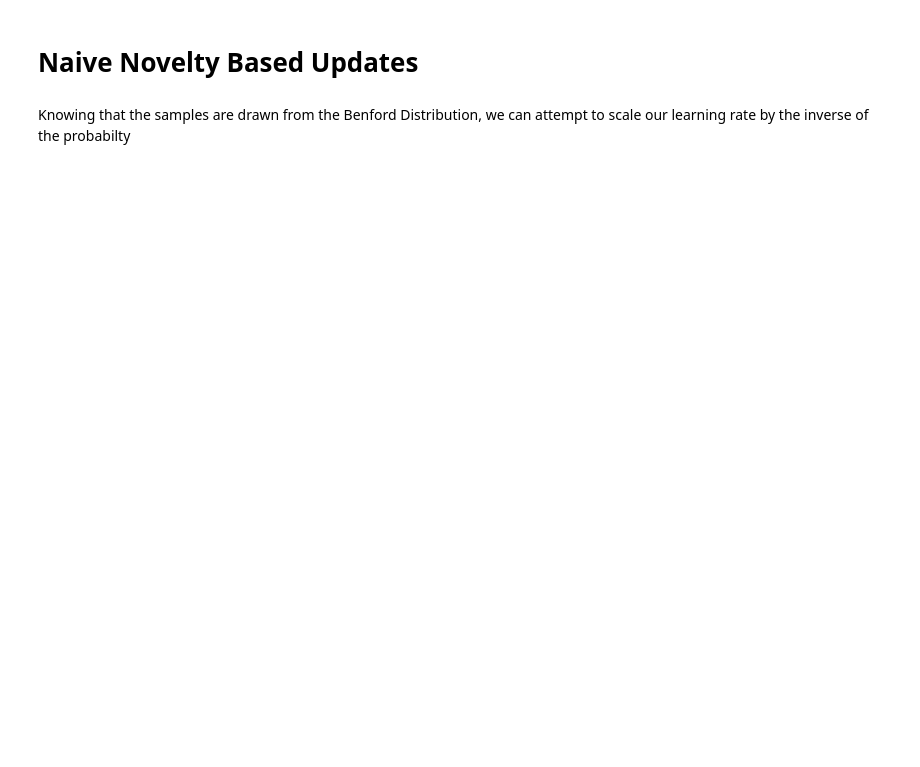
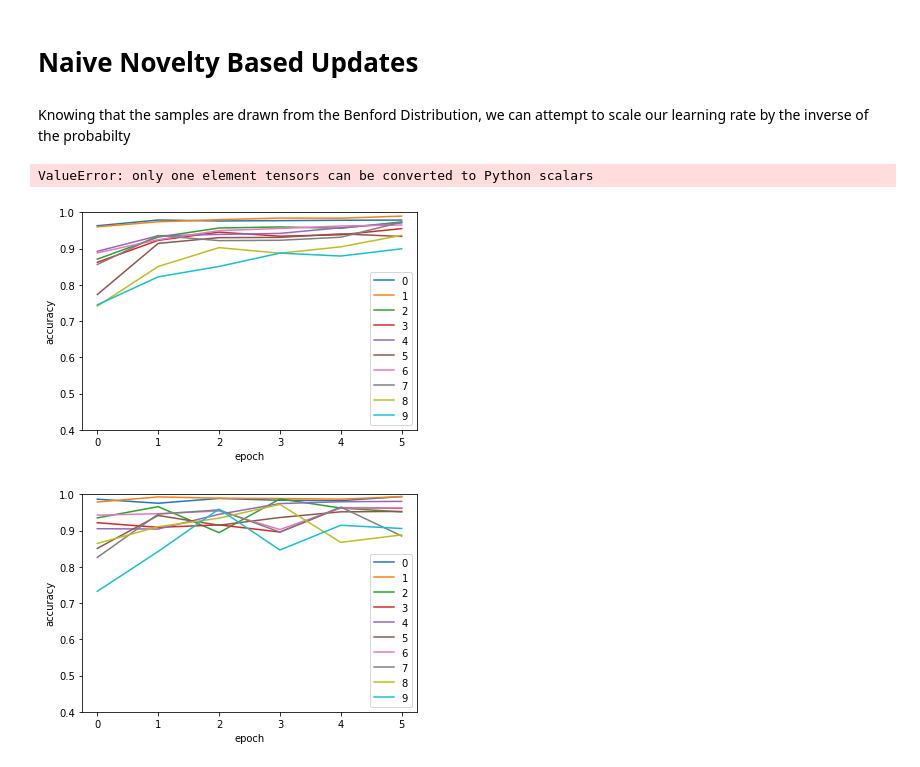
Before and after one commit to akshay-jaggi/novelty, a Jupyter notebook: notebooks/02_novelty_sensitive_models.ipynb, the cells around one changed output. Cells and saved outputs as stored; diff of their text form; code cells hidden in the pictures; blank space fills up the shorter version.

Commit message:
Working on unbalanced

```diff
--- a/notebooks/02_novelty_sensitive_models.ipynb
+++ b/notebooks/02_novelty_sensitive_models.ipynb
@@ -61,16 +60,39 @@ optimizer = optim.SGD(model.parameters(), lr = 0.01)
 # %%
-train_losses = []
-train_accs = []
-train_kept = []
-test_losses = []
-test_accs = []
+model = MLP().to(device)
+optimizer = optim.SGD(model.parameters(), lr = 0.01)
+kept_all = torch.zeros(10)
+train_accs_normal = []
+test_accs_normal = []
+
+uniform_dist = lambda x: 0.1
+# instrumental_dist = lambda x: 0.1
+max_scaler = 0.1
+
 for epoch in tqdm(range(1, epochs + 1)):
+    # train_loss, train_acc, kept = train_streaming_unbalanced(model, device, train_loader, optimizer, epoch,
+    #                                                    benford_dist, instrumental_dist, max_scaler,
+    #                                                    batches_per_epoch, False)
     train_loss, train_acc, kept = train_streaming_unbalanced(model, device, train_loader, optimizer, epoch,
-                                                       benford_dist, instrumental_dist, max_scaler,
-                                                       batches_per_epoch, True, prob_func_inverse)
+                                                   benford_dist, instrumental_dist, max_scaler,
+                                                   batches_per_epoch, False)
+
+    # train_loss, train_acc, kept = train_streaming(model, device, train_loader, optimizer, epoch)
     test_loss, test_acc = test(model, device, test_loader)
-    train_losses.append(train_loss)
-    train_accs.append(train_acc)
-    train_kept.append(kept)
-    test_losses.append(test_loss)
-    test_accs.append(test_acc)
+    train_accs_normal.append(train_acc)
+    test_accs_normal.append(test_acc)
+    kept_all = kept_all + kept
+# %%
+model = MLP().to(device)
+optimizer = optim.SGD(model.parameters(), lr = 0.01)
+
+train_accs_inverse = []
+test_accs_inverse = []
+for epoch in tqdm(range(1, epochs + 1)):
+    train_loss, train_acc, kept = train_streaming_unbalanced(model, device, train_loader, optimizer, epoch,
+                                                       benford_dist, instrumental_dist, max_scaler,
+                                                       batches_per_epoch, True, prob_func_inverse)
+    test_loss, test_acc = test(model, device, test_loader)
+    train_accs_inverse.append(train_acc)
+    test_accs_inverse.append(test_acc)
+# %% [output]
+ValueError: only one element tensors can be converted to Python scalars
@@ -76,0 +112,6 @@ for epoch in tqdm(range(1, epochs + 1)):
+# %%
+plot_accs(train_accs_normal)
+plot_accs(test_accs_normal)
+# %% [output]
+[figure, added]
+[figure, added]
```
Also changed, not shown: parts of 23 cells of this notebook, 1 other file.
